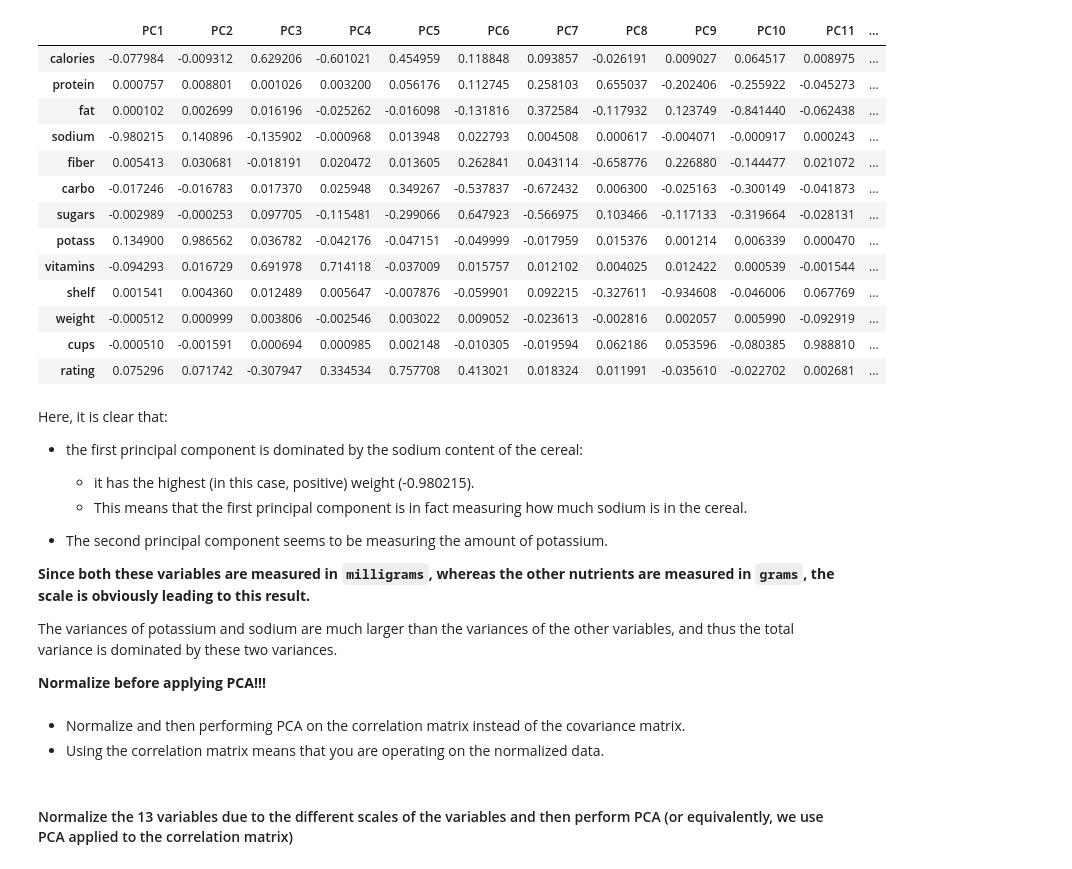
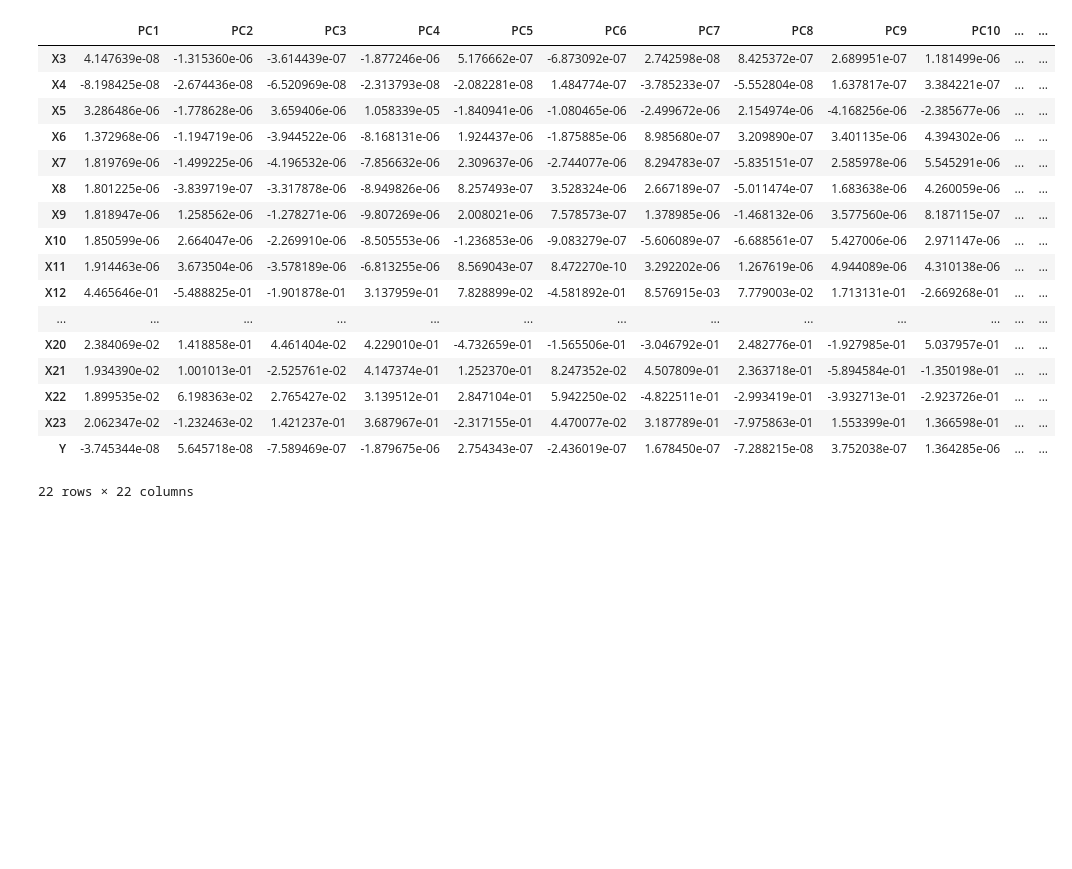
Before and after one commit to PosgradoMNA/actividades-del-projecto-equipo_36, a Jupyter notebook: Actividad_Semana_4_Ciencia_de_Datos.ipynb, the cells around one changed output. Saved outputs shown, nothing was run; the diff lists cells and outputs as text; code cells hidden in the pictures; blank space fills up the shorter version.

```diff
--- a/Actividad_Semana_4_Ciencia_de_Datos.ipynb
+++ b/Actividad_Semana_4_Ciencia_de_Datos.ipynb
@@ -14,2 +8,2 @@ import numpy as np
 # %%
-Cereals = 'https://raw.githubusercontent.com/tec03/Datasets/main/datasets/Cereals.csv'
+data = 'https://raw.githubusercontent.com/PosgradoMNA/Actividades_Aprendizaje-/main/default%20of%20credit%20card%20clients.csv'
@@ -50,0 +10,5 @@ ndf.corr()
+# %%
+df = pd.read_csv(data, sep=',')
+cdf = df.fillna(0).copy()
+cdf.astype(int)   # Se cambian las variables a enteros en lugar de string
+cdf
@@ -281,10 +243,10 @@ df.calories.var() + df.rating.var()
 # %%
 pcs = PCA()
-pcs.fit(cereals_df.iloc[:, 3:].dropna(axis=0))
+pcs.fit(df.iloc[:, 3:].dropna(axis=0))
 pcsSummary_df = pd.DataFrame({'Standard deviation': np.sqrt(pcs.explained_variance_),
                              'Proportion of variance': pcs.explained_variance_ratio_,
-                             'Cumulative proportion': np.cumsum(pcs.explained_variance_ratio_)
-                             })
+                             'Cumulative proportion': np.cumsum(pcs.explained_variance_ratio_) # En la siguiente matriz se muestran las proporciones acumuladas de la variabilidad, de esta manera
+                             })                                                                # se pueden seleccionar sólamente los componentes principales para reducir la cantidad de información presente
 pcsSummary_df = pcsSummary_df.transpose()
 pcsSummary_df
 # %% [output]
@@ -394,43 +355,28 @@ pcsComponents_df.iloc[:,:5]
 # %%
 pcsComponents_dfX = pd.DataFrame(pcs.components_.transpose(),
                                 columns = pcsSummary_df.columns,
-                                index = cereals_df.iloc[:, 3:].columns
+                                index = df.iloc[:, 3:].columns
                                 )
-pcsComponents_dfX
+pcsComponents_dfX # Se transpone la información para su fácil lectura
 # %% [output]
-|  | PC1 | PC2 | PC3 | PC4 | PC5 | PC6 | PC7 | PC8 | PC9 | PC10 | PC11 | ... |
-| calories | -0.077984 | -0.009312 | 0.629206 | -0.601021 | 0.454959 | 0.118848 | 0.093857 | -0.026191 | 0.009027 | 0.064517 | 0.008975 | ... |
-| protein | 0.000757 | 0.008801 | 0.001026 | 0.003200 | 0.056176 | 0.112745 | 0.258103 | 0.655037 | -0.202406 | -0.255922 | -0.045273 | ... |
-| fat | 0.000102 | 0.002699 | 0.016196 | -0.025262 | -0.016098 | -0.131816 | 0.372584 | -0.117932 | 0.123749 | -0.841440 | -0.062438 | ... |
-| sodium | -0.980215 | 0.140896 | -0.135902 | -0.000968 | 0.013948 | 0.022793 | 0.004508 | 0.000617 | -0.004071 | -0.000917 | 0.000243 | ... |
-| fiber | 0.005413 | 0.030681 | -0.018191 | 0.020472 | 0.013605 | 0.262841 | 0.043114 | -0.658776 | 0.226880 | -0.144477 | 0.021072 | ... |
-| carbo | -0.017246 | -0.016783 | 0.017370 | 0.025948 | 0.349267 | -0.537837 | -0.672432 | 0.006300 | -0.025163 | -0.300149 | -0.041873 | ... |
-| sugars | -0.002989 | -0.000253 | 0.097705 | -0.115481 | -0.299066 | 0.647923 | -0.566975 | 0.103466 | -0.117133 | -0.319664 | -0.028131 | ... |
-| potass | 0.134900 | 0.986562 | 0.036782 | -0.042176 | -0.047151 | -0.049999 | -0.017959 | 0.015376 | 0.001214 | 0.006339 | 0.000470 | ... |
-| vitamins | -0.094293 | 0.016729 | 0.691978 | 0.714118 | -0.037009 | 0.015757 | 0.012102 | 0.004025 | 0.012422 | 0.000539 | -0.001544 | ... |
-| shelf | 0.001541 | 0.004360 | 0.012489 | 0.005647 | -0.007876 | -0.059901 | 0.092215 | -0.327611 | -0.934608 | -0.046006 | 0.067769 | ... |
-| weight | -0.000512 | 0.000999 | 0.003806 | -0.002546 | 0.003022 | 0.009052 | -0.023613 | -0.002816 | 0.002057 | 0.005990 | -0.092919 | ... |
-| cups | -0.000510 | -0.001591 | 0.000694 | 0.000985 | 0.002148 | -0.010305 | -0.019594 | 0.062186 | 0.053596 | -0.080385 | 0.988810 | ... |
-| rating | 0.075296 | 0.071742 | -0.307947 | 0.334534 | 0.757708 | 0.413021 | 0.018324 | 0.011991 | -0.035610 | -0.022702 | 0.002681 | ... |
+|  | PC1 | PC2 | PC3 | PC4 | PC5 | PC6 | PC7 | PC8 | PC9 | PC10 | ... | ... |
+| X3 | 4.147639e-08 | -1.315360e-06 | -3.614439e-07 | -1.877246e-06 | 5.176662e-07 | -6.873092e-07 | 2.742598e-08 | 8.425372e-07 | 2.689951e-07 | 1.181499e-06 | ... | ... |
+| X4 | -8.198425e-08 | -2.674436e-08 | -6.520969e-08 | -2.313793e-08 | -2.082281e-08 | 1.484774e-07 | -3.785233e-07 | -5.552804e-08 | 1.637817e-07 | 3.384221e-07 | ... | ... |
+| X5 | 3.286486e-06 | -1.778628e-06 | 3.659406e-06 | 1.058339e-05 | -1.840941e-06 | -1.080465e-06 | -2.499672e-06 | 2.154974e-06 | -4.168256e-06 | -2.385677e-06 | ... | ... |
+| X6 | 1.372968e-06 | -1.194719e-06 | -3.944522e-06 | -8.168131e-06 | 1.924437e-06 | -1.875885e-06 | 8.985680e-07 | 3.209890e-07 | 3.401135e-06 | 4.394302e-06 | ... | ... |
+| X7 | 1.819769e-06 | -1.499225e-06 | -4.196532e-06 | -7.856632e-06 | 2.309637e-06 | -2.744077e-06 | 8.294783e-07 | -5.835151e-07 | 2.585978e-06 | 5.545291e-06 | ... | ... |
+| X8 | 1.801225e-06 | -3.839719e-07 | -3.317878e-06 | -8.949826e-06 | 8.257493e-07 | 3.528324e-06 | 2.667189e-07 | -5.011474e-07 | 1.683638e-06 | 4.260059e-06 | ... | ... |
+| X9 | 1.818947e-06 | 1.258562e-06 | -1.278271e-06 | -9.807269e-06 | 2.008021e-06 | 7.578573e-07 | 1.378985e-06 | -1.468132e-06 | 3.577560e-06 | 8.187115e-07 | ... | ... |
+| X10 | 1.850599e-06 | 2.664047e-06 | -2.269910e-06 | -8.505553e-06 | -1.236853e-06 | -9.083279e-07 | -5.606089e-07 | -6.688561e-07 | 5.427006e-06 | 2.971147e-06 | ... | ... |
+| X11 | 1.914463e-06 | 3.673504e-06 | -3.578189e-06 | -6.813255e-06 | 8.569043e-07 | 8.472270e-10 | 3.292202e-06 | 1.267619e-06 | 4.944089e-06 | 4.310138e-06 | ... | ... |
+| X12 | 4.465646e-01 | -5.488825e-01 | -1.901878e-01 | 3.137959e-01 | 7.828899e-02 | -4.581892e-01 | 8.576915e-03 | 7.779003e-02 | 1.713131e-01 | -2.669268e-01 | ... | ... |
+| ... | ... | ... | ... | ... | ... | ... | ... | ... | ... | ... | ... | ... |
+| X20 | 2.384069e-02 | 1.418858e-01 | 4.461404e-02 | 4.229010e-01 | -4.732659e-01 | -1.565506e-01 | -3.046792e-01 | 2.482776e-01 | -1.927985e-01 | 5.037957e-01 | ... | ... |
+| X21 | 1.934390e-02 | 1.001013e-01 | -2.525761e-02 | 4.147374e-01 | 1.252370e-01 | 8.247352e-02 | 4.507809e-01 | 2.363718e-01 | -5.894584e-01 | -1.350198e-01 | ... | ... |
+| X22 | 1.899535e-02 | 6.198363e-02 | 2.765427e-02 | 3.139512e-01 | 2.847104e-01 | 5.942250e-02 | -4.822511e-01 | -2.993419e-01 | -3.932713e-01 | -2.923726e-01 | ... | ... |
+| X23 | 2.062347e-02 | -1.232463e-02 | 1.421237e-01 | 3.687967e-01 | -2.317155e-01 | 4.470077e-02 | 3.187789e-01 | -7.975863e-01 | 1.553399e-01 | 1.366598e-01 | ... | ... |
+| Y | -3.745344e-08 | 5.645718e-08 | -7.589469e-07 | -1.879675e-06 | 2.754343e-07 | -2.436019e-07 | 1.678450e-07 | -7.288215e-08 | 3.752038e-07 | 1.364285e-06 | ... | ... |
+22 rows × 22 columns
-# %% [markdown]
-Here, it is clear that:
-* the first principal component is dominated by the sodium content of the cereal:
-  * it has the highest (in this case, positive) weight (-0.980215).
-  * This means that the first principal component is in fact measuring how much sodium is in the cereal.
-
-* The second principal component seems to be measuring the amount of potassium.
-
-
-**Since both these variables are measured in `milligrams`, whereas the other nutrients are measured in `grams`, the scale is obviously leading to this result.**
-
-The variances of potassium and sodium are much larger than the variances of the other variables, and thus the total variance is dominated by these two variances.
-
-**Normalize before applying PCA!!!**
-# %% [markdown]
-* Normalize and then performing PCA on the correlation matrix instead of the covariance matrix.
-* Using the correlation matrix means that you are operating on the normalized data.
 # %%
 from sklearn import preprocessing
-# %% [markdown]
-#### Normalize the 13 variables due to the different scales of the variables and then perform PCA (or equivalently, we use PCA applied to the correlation matrix)
 # %%
```
Also changed, not shown: parts of 79 cells of this notebook.
